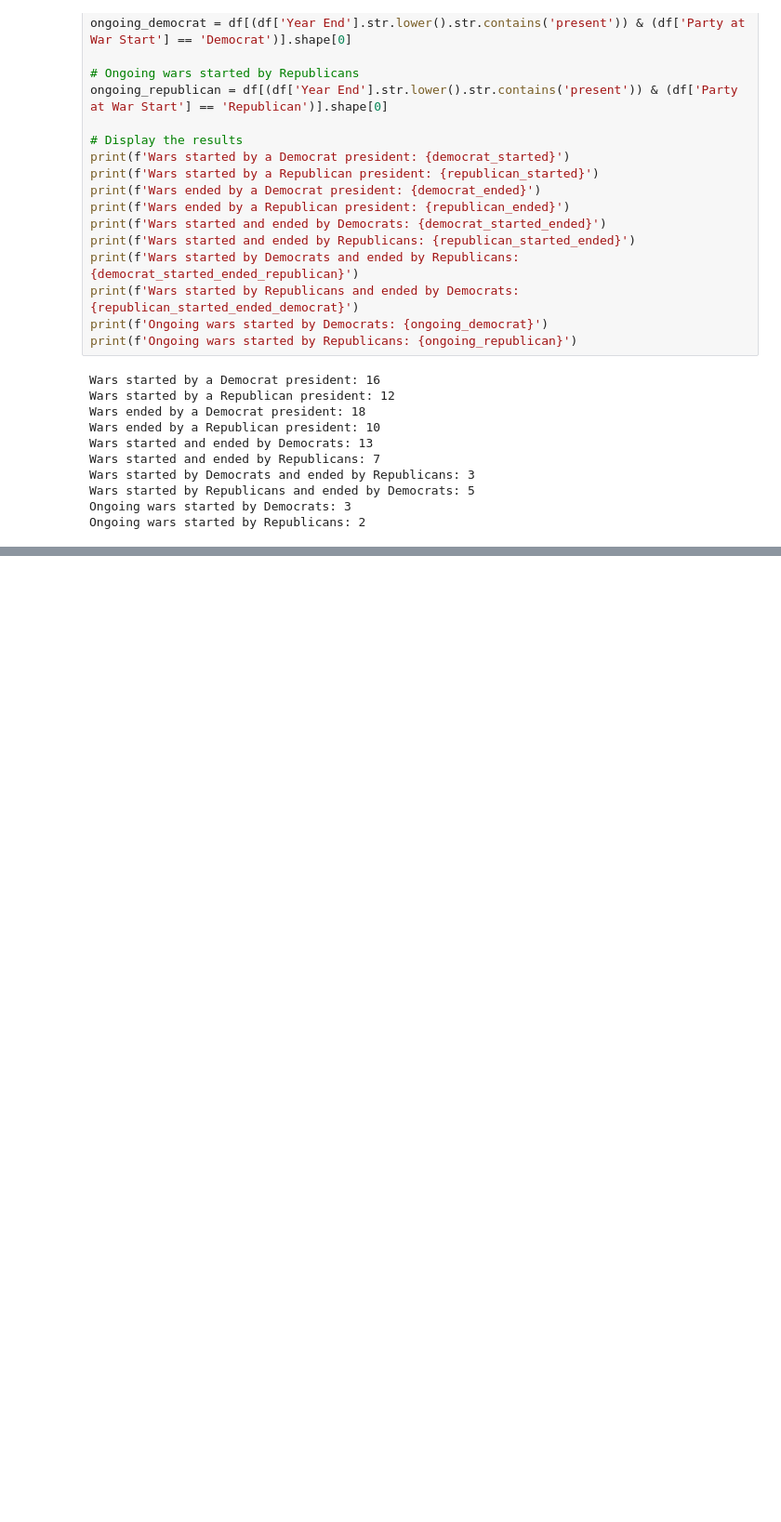
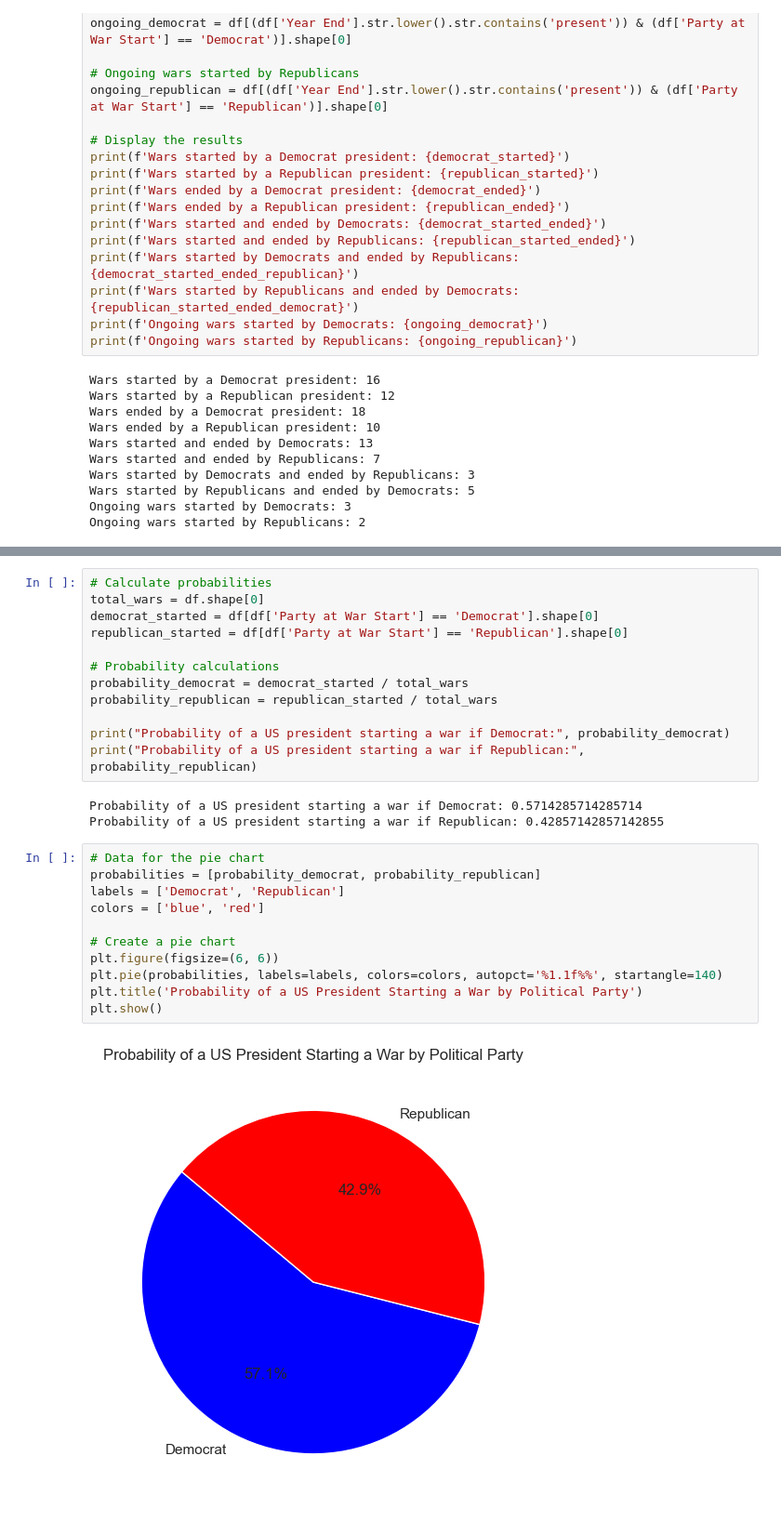
Before and after one commit to rafvrab/war_trends_analysis, a Jupyter notebook: notebook.ipynb, the cells around one changed output, grey strips where cells are left out. Shown: that part at 93% size. Drawn from its saved outputs; the diff is of its cells as text; blank space fills up the shorter version.

```diff
--- a/notebook.ipynb
+++ b/notebook.ipynb
@@ -281,0 +309,28 @@ Please note that the accuracy and completeness of the data are subject to the in
+# %%
+# Calculate probabilities
+total_wars = df.shape[0]
+democrat_started = df[df['Party at War Start'] == 'Democrat'].shape[0]
+republican_started = df[df['Party at War Start'] == 'Republican'].shape[0]
+
+# Probability calculations
+probability_democrat = democrat_started / total_wars
+probability_republican = republican_started / total_wars
+
+print("Probability of a US president starting a war if Democrat:", probability_democrat)
+print("Probability of a US president starting a war if Republican:", probability_republican)
+# %% [output]
+Probability of a US president starting a war if Democrat: 0.5714285714285714
+Probability of a US president starting a war if Republican: 0.42857142857142855
+# %%
+# Data for the pie chart
+probabilities = [probability_democrat, probability_republican]
+labels = ['Democrat', 'Republican']
+colors = ['blue', 'red']
+
+# Create a pie chart
+plt.figure(figsize=(6, 6))
+plt.pie(probabilities, labels=labels, colors=colors, autopct='%1.1f%%', startangle=140)
+plt.title('Probability of a US President Starting a War by Political Party')
+plt.show()
+# %% [output]
+[figure, added]
```
Also changed, not shown: parts of 8 cells of this notebook, 1 other file.
